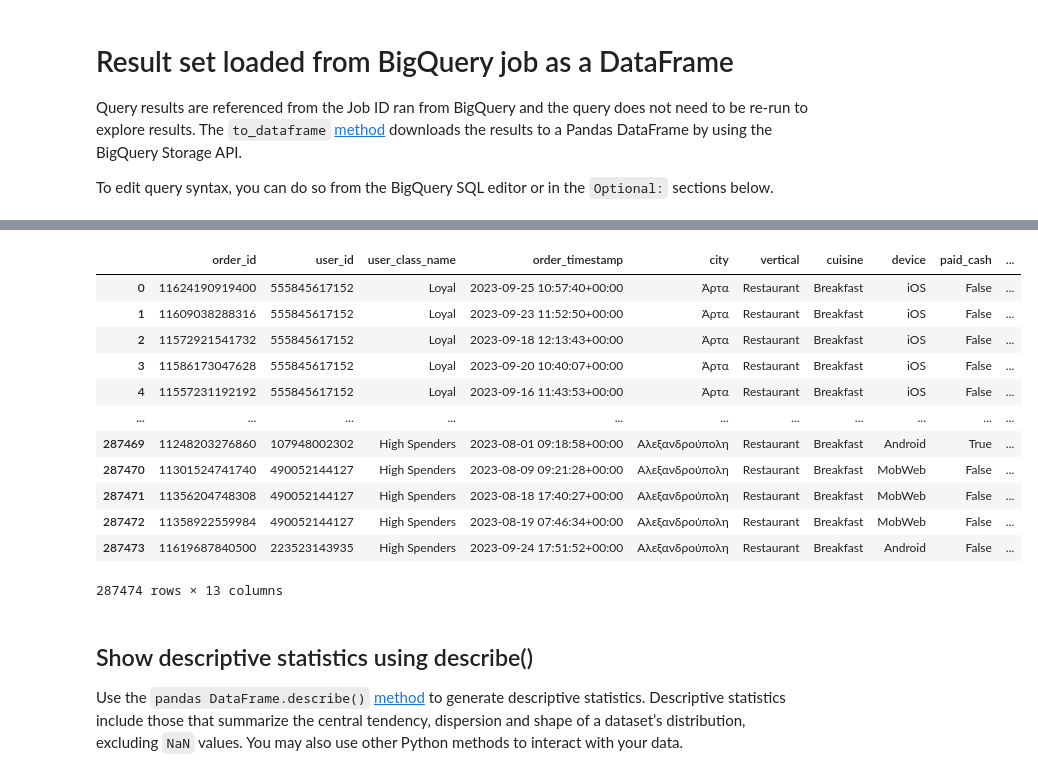
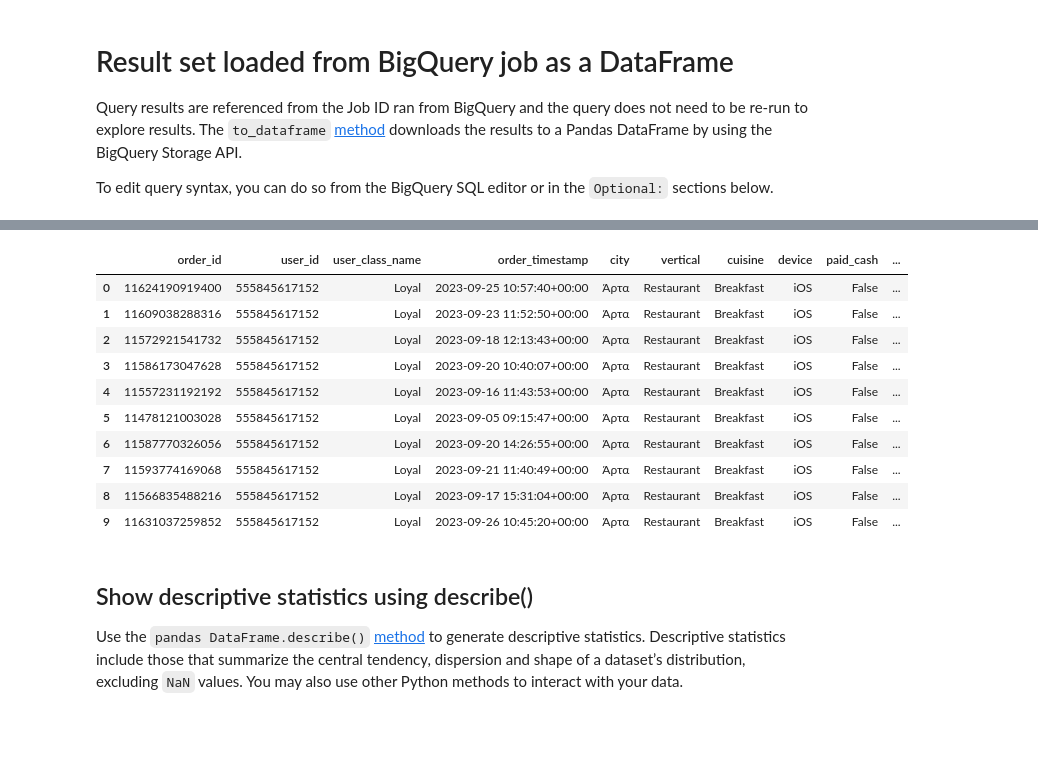
Before and after one commit to ADionysopoulos/efood_assesment, a Jupyter notebook: BigQuery_bquxjob_4268ce04_18b9ad7f5ea.ipynb, the cells around one changed output, grey strips where cells are left out. Cells and saved outputs as stored; diff of their text form; code cells hidden in the pictures; blank space fills up the shorter version.

````diff
--- a/BigQuery_bquxjob_4268ce04_18b9ad7f5ea.ipynb
+++ b/BigQuery_bquxjob_4268ce04_18b9ad7f5ea.ipynb
@@ -37,6 +37,6 @@ To edit query syntax, you can do so from the BigQuery SQL editor or in the
 # Running this code will read results from your previous job
 
 job = client.get_job('bquxjob_4268ce04_18b9ad7f5ea') # Job ID inserted based on the query results selected to explore
-results = job.to_dataframe()
-results
+results_init = job.to_dataframe()
+results_init.head(10)
 # %% [output]
@@ -44,16 +43,14 @@ Warning: total number of rows (287474) exceeds max_rows (20000). Falling back to
 |  | order_id | user_id | user_class_name | order_timestamp | city | vertical | cuisine | device | paid_cash | ... |
 | 0 | 11624190919400 | 555845617152 | Loyal | 2023-09-25 10:57:40+00:00 | Άρτα | Restaurant | Breakfast | iOS | False | ... |
 | 1 | 11609038288316 | 555845617152 | Loyal | 2023-09-23 11:52:50+00:00 | Άρτα | Restaurant | Breakfast | iOS | False | ... |
 | 2 | 11572921541732 | 555845617152 | Loyal | 2023-09-18 12:13:43+00:00 | Άρτα | Restaurant | Breakfast | iOS | False | ... |
 | 3 | 11586173047628 | 555845617152 | Loyal | 2023-09-20 10:40:07+00:00 | Άρτα | Restaurant | Breakfast | iOS | False | ... |
 | 4 | 11557231192192 | 555845617152 | Loyal | 2023-09-16 11:43:53+00:00 | Άρτα | Restaurant | Breakfast | iOS | False | ... |
-| ... | ... | ... | ... | ... | ... | ... | ... | ... | ... | ... |
-| 287469 | 11248203276860 | 107948002302 | High Spenders | 2023-08-01 09:18:58+00:00 | Αλεξανδρούπολη | Restaurant | Breakfast | Android | True | ... |
-| 287470 | 11301524741740 | 490052144127 | High Spenders | 2023-08-09 09:21:28+00:00 | Αλεξανδρούπολη | Restaurant | Breakfast | MobWeb | False | ... |
-| 287471 | 11356204748308 | 490052144127 | High Spenders | 2023-08-18 17:40:27+00:00 | Αλεξανδρούπολη | Restaurant | Breakfast | MobWeb | False | ... |
-| 287472 | 11358922559984 | 490052144127 | High Spenders | 2023-08-19 07:46:34+00:00 | Αλεξανδρούπολη | Restaurant | Breakfast | MobWeb | False | ... |
-| 287473 | 11619687840500 | 223523143935 | High Spenders | 2023-09-24 17:51:52+00:00 | Αλεξανδρούπολη | Restaurant | Breakfast | Android | False | ... |
+| 5 | 11478121003028 | 555845617152 | Loyal | 2023-09-05 09:15:47+00:00 | Άρτα | Restaurant | Breakfast | iOS | False | ... |
+| 6 | 11587770326056 | 555845617152 | Loyal | 2023-09-20 14:26:55+00:00 | Άρτα | Restaurant | Breakfast | iOS | False | ... |
+| 7 | 11593774169068 | 555845617152 | Loyal | 2023-09-21 11:40:49+00:00 | Άρτα | Restaurant | Breakfast | iOS | False | ... |
+| 8 | 11566835488216 | 555845617152 | Loyal | 2023-09-17 15:31:04+00:00 | Άρτα | Restaurant | Breakfast | iOS | False | ... |
+| 9 | 11631037259852 | 555845617152 | Loyal | 2023-09-26 10:45:20+00:00 | Άρτα | Restaurant | Breakfast | iOS | False | ... |
-287474 rows × 13 columns
 # %% [markdown]
 ## Show descriptive statistics using describe()
 Use the ```pandas DataFrame.describe()```
````
Also changed, not shown: parts of 4 cells of this notebook.
